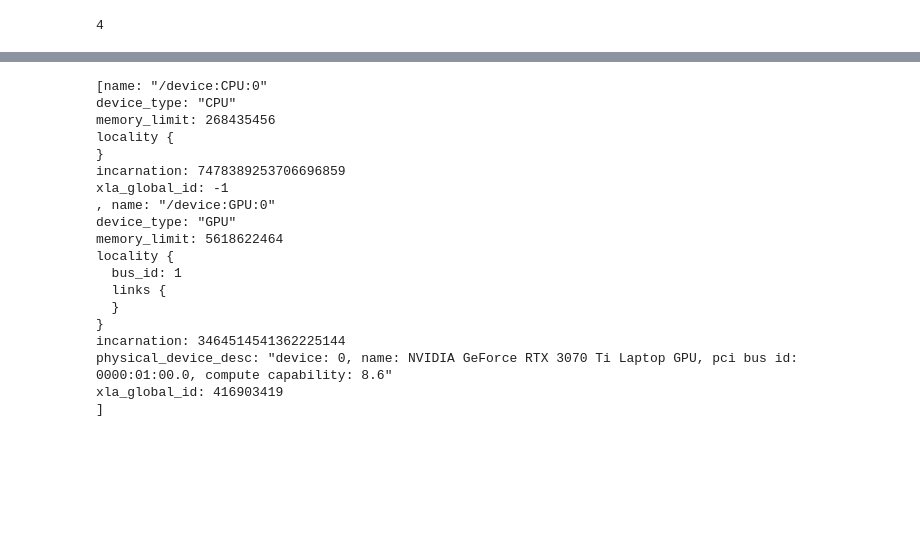
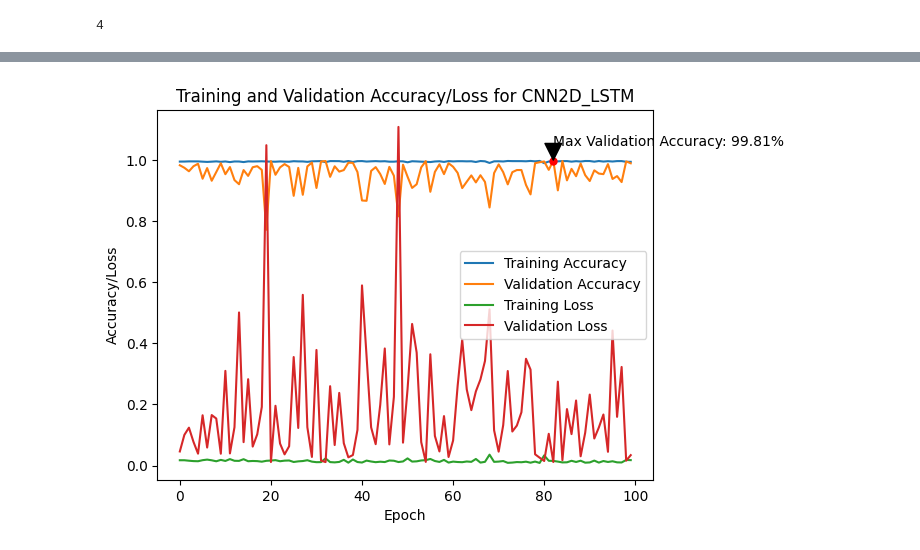
Before and after one commit to Enzo-hmdy/Secu_IOT_UQAC2, a Jupyter notebook: cleaning.ipynb, the cells around one changed output, grey strips where cells are left out. Saved outputs shown, nothing was run; the diff lists cells and outputs as text; code cells hidden in the pictures; blank space fills up the shorter version.

```diff
--- a/cleaning.ipynb
+++ b/cleaning.ipynb
@@ -95,0 +140,25 @@ df.head()
+# %%
+from sklearn.cluster import KMeans
+
+df_normal = df[df['label'] == 1]
+# drop first and second columns
+df_normal = df_normal.drop(df_normal.columns[[0, 1]], axis=1)
+# find line that are similar to each other and show how many similar lines there are
+# create a copy of the dataframe
+df_clustered = df_normal.copy()
+
+# fit and predict K-means clustering on the encoded data
+kmeans = KMeans(n_clusters=5)
+clusters = kmeans.fit_predict(df_clustered.select_dtypes(include=[np.number]))
+
+# add the cluster labels to the copy of the original dataframe
+df_clustered['cluster'] = clusters
+
+#inverse label encore for all columns that were encoded
+#inverse label encoding for all columns that were encoded
+for column, encoder in label_encoders.items():
+    if column in df_clustered.columns:
+        df_clustered[column] = encoder.inverse_transform(df_clustered[column].astype(int))
+
+
+df_clustered.head()
@@ -340,10 +430,10 @@ _________________________________________________________________
 # %%
 # history_simple_lstm = simple_lstm_model.fit(train_data, train_labels, epochs=50,batch_size=128 ,validation_data=(val_data, val_labels))
 # history_stacked_lstm = model_stacked_lstm.fit(train_data, train_labels, epochs=25,batch_size=128 ,validation_data=(val_data, val_labels))
-history_cnn = model_cnn.fit(train_data, train_labels, epochs=150,batch_size=128 ,validation_data=(val_data, val_labels))
-history_cnn_lstm = model_cnn_lstm.fit(train_data, train_labels, epochs=15,batch_size=128 ,validation_data=(val_data, val_labels))
-history_cnn_lstm_stacked = model_cnn_lstm_stacked.fit(train_data, train_labels, epochs=15,batch_size=128 ,validation_data=(val_data, val_labels))
-history_bidirectional_LSTM = model_bidirectional_LSTM.fit(train_data, train_labels, epochs=15,batch_size=128 ,validation_data=(val_data, val_labels))
-history_rnn_lstm = model_rnn_lstm.fit(train_data, train_labels, epochs=15,batch_size=128 ,validation_data=(val_data, val_labels))
-history_chelou = model_chelou.fit(train_data, train_labels, epochs=15,batch_size=128 ,validation_data=(val_data, val_labels))
+# history_cnn = model_cnn.fit(train_data, train_labels, epochs=150,batch_size=128 ,validation_data=(val_data, val_labels))
+# history_cnn_lstm = model_cnn_lstm.fit(train_data, train_labels, epochs=15,batch_size=128 ,validation_data=(val_data, val_labels))
+# history_cnn_lstm_stacked = model_cnn_lstm_stacked.fit(train_data, train_labels, epochs=15,batch_size=128 ,validation_data=(val_data, val_labels))
+# history_bidirectional_LSTM = model_bidirectional_LSTM.fit(train_data, train_labels, epochs=25,batch_size=128 ,validation_data=(val_data, val_labels))
+# history_rnn_lstm = model_rnn_lstm.fit(train_data, train_labels, epochs=15,batch_size=128 ,validation_data=(val_data, val_labels))
+history_model_test = model_test.fit(train_data, train_labels, epochs=100,batch_size=256 ,validation_data=(val_data, val_labels))
 # %% [output]
@@ -394,24 +471,4 @@ plot_model_loss_accuracy(history_simple_lstm,"Simple LSTM")
-# %%
-# list all gpu devices
-from tensorflow.python.client import device_lib
-print(device_lib.list_local_devices())
-# %% [output]
-[name: "/device:CPU:0"
-device_type: "CPU"
-memory_limit: 268435456
-locality {
-}
-incarnation: 7478389253706696859
-xla_global_id: -1
-, name: "/device:GPU:0"
-device_type: "GPU"
-memory_limit: 5618622464
-locality {
-  bus_id: 1
-  links {
-  }
-}
-incarnation: 3464514541362225144
-physical_device_desc: "device: 0, name: NVIDIA GeForce RTX 3070 Ti Laptop GPU, pci bus id: 0000:01:00.0, compute capability: 8.6"
-xla_global_id: 416903419
-]
+# %%
+plot_model_loss_accuracy(history_model_test, "CNN2D_LSTM")
+# %% [output]
+[figure, added]
```
Also changed, not shown: parts of 18 cells of this notebook, 23 other files.
